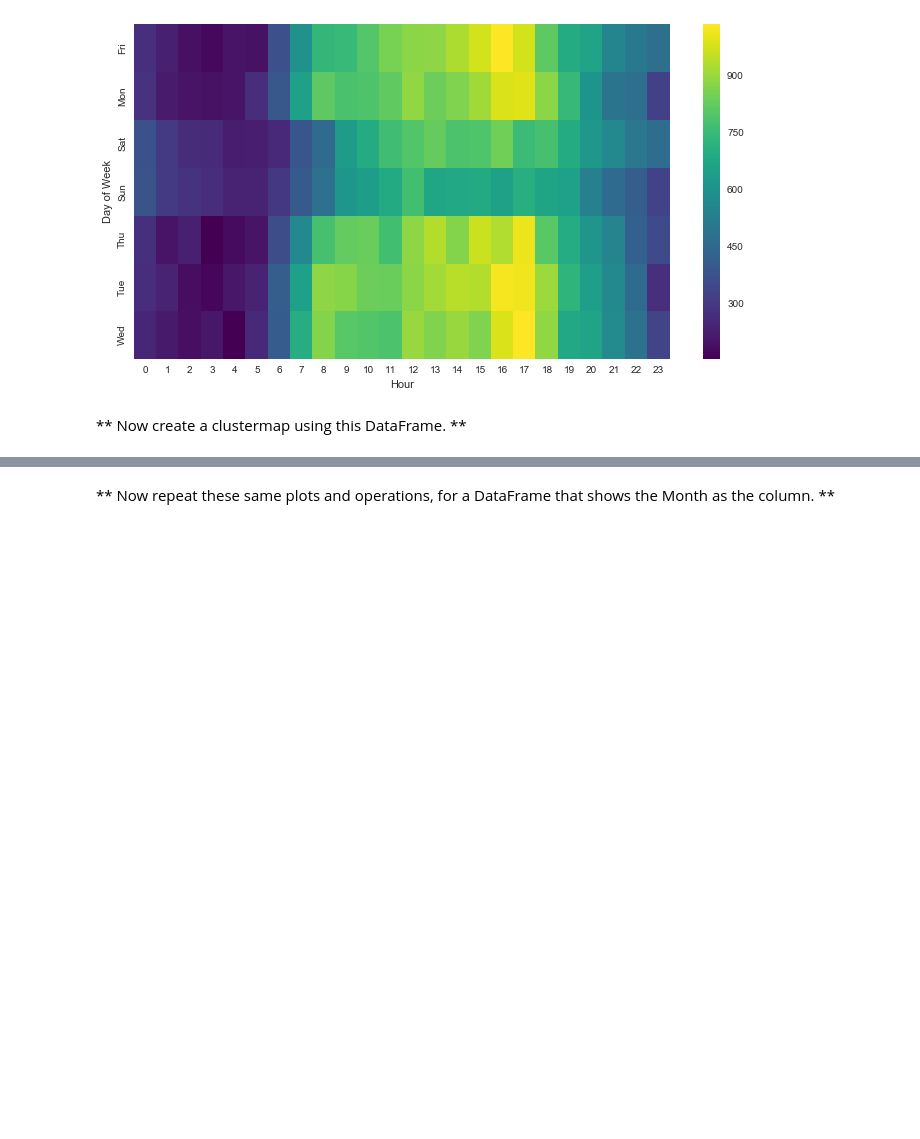
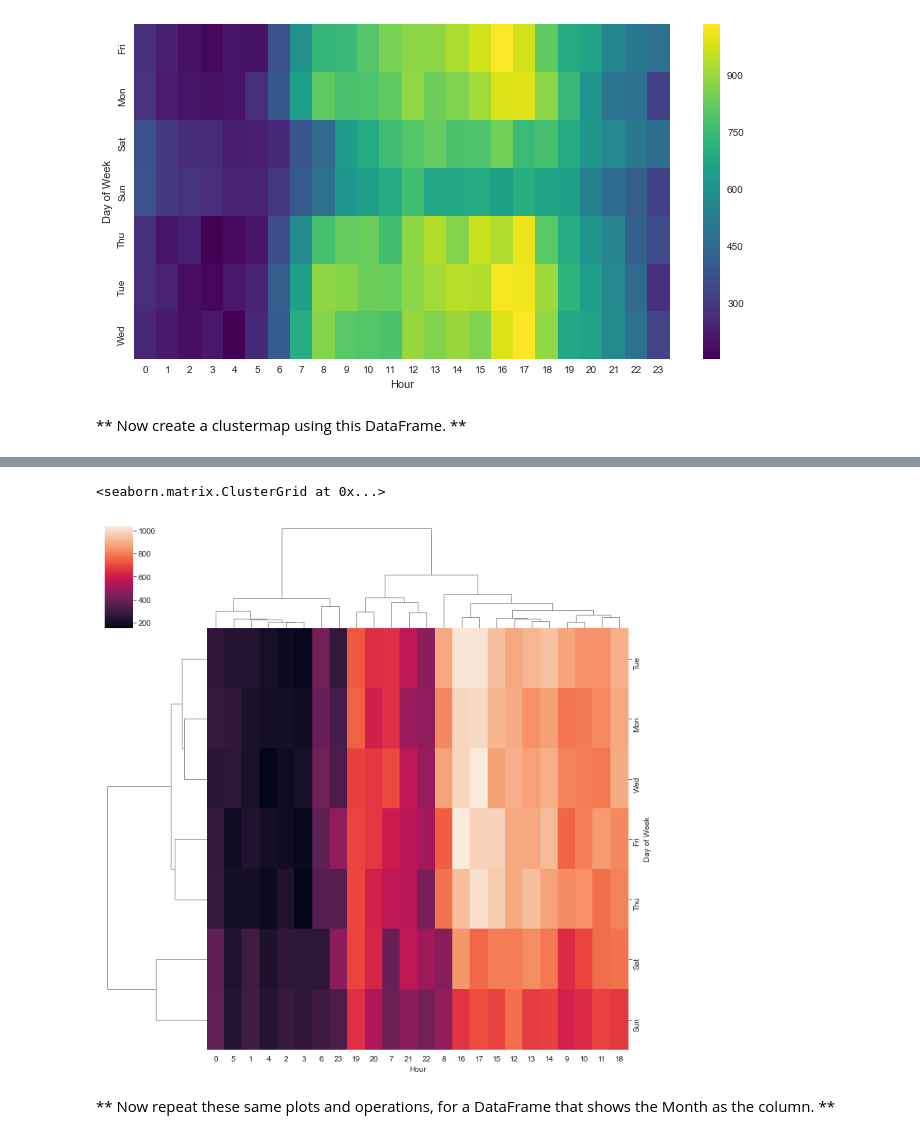
Before and after one commit to adfelt/911-Calls-Project, a Jupyter notebook: 911 Calls Data Capstone Project.ipynb, the cells around one changed output, grey strips where cells are left out. Saved outputs shown, nothing was run; the diff lists cells and outputs as text; code cells hidden in the pictures; blank space fills up the shorter version.

```diff
--- a/911 Calls Data Capstone Project.ipynb
+++ b/911 Calls Data Capstone Project.ipynb
@@ -300,3 +314,8 @@ ____
+# %%
+sns.clustermap(day_hour)
+# %% [output]
+<seaborn.matrix.ClusterGrid at 0x...>
+[figure, added]
 # %% [markdown]
 ** Now repeat these same plots and operations, for a DataFrame that shows the Month as the column. **
 # %%
```
Also changed, not shown: parts of 4 cells of this notebook.
